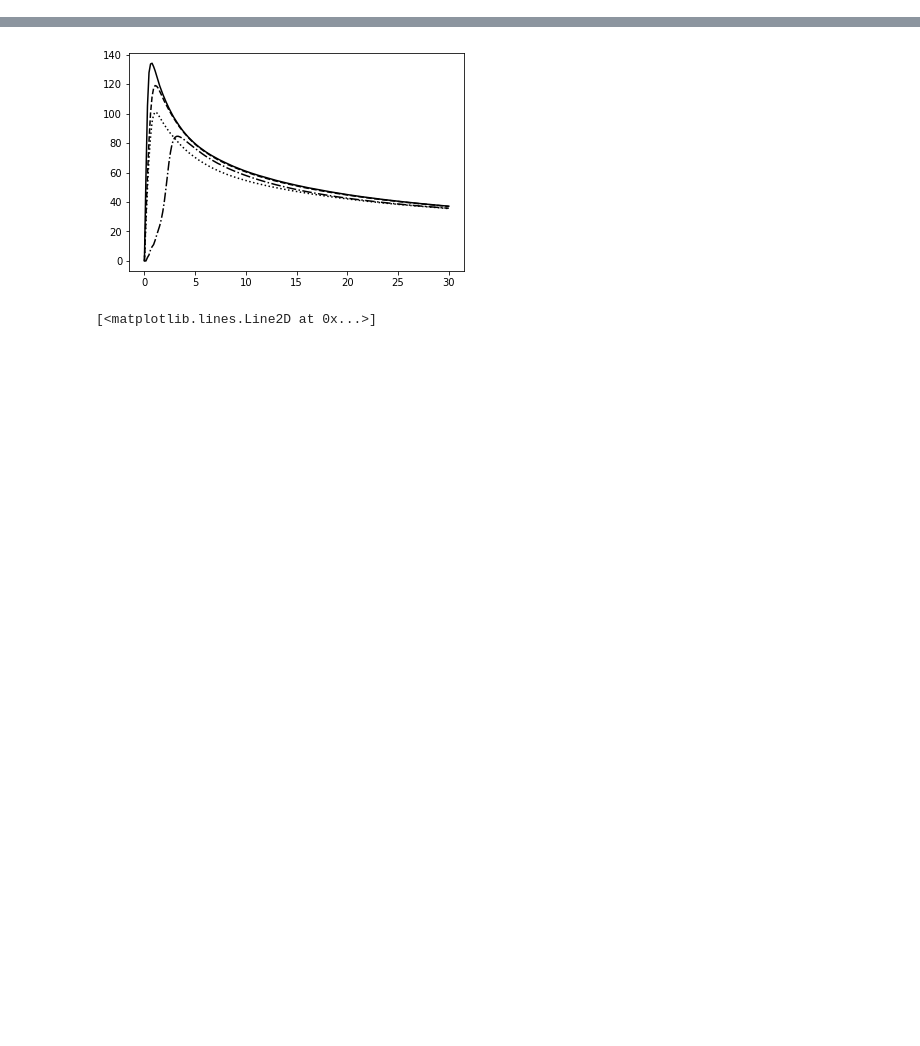
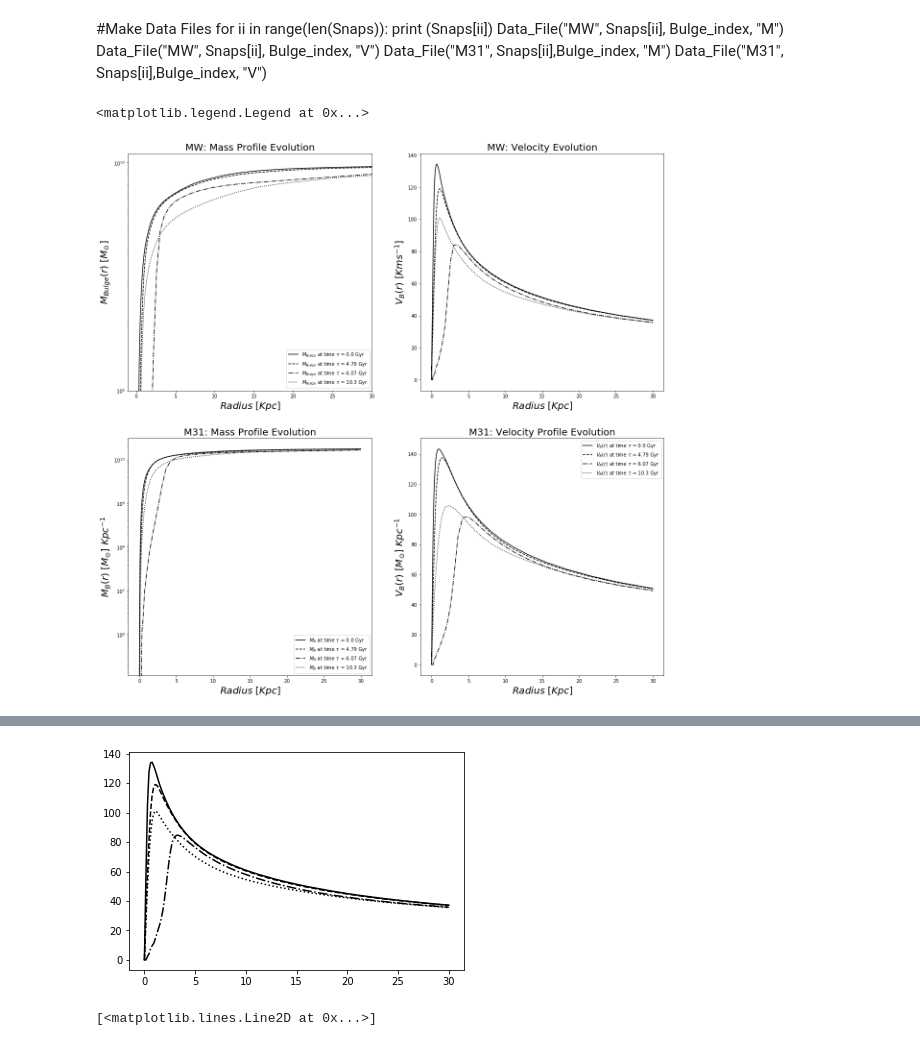
Before and after one commit to tbainesUA/ASTR400B_Baines, a Jupyter notebook: Programs/Project.ipynb, the cells around one changed output, grey strips where cells are left out. Drawn from its saved outputs; the diff is of its cells as text; code cells hidden in the pictures; blank space fills up the shorter version.

```diff
--- a/Programs/Project.ipynb
+++ b/Programs/Project.ipynb
@@ -76,0 +58,76 @@ for i in range(len(Snaps)):
+# %% [markdown]
+#Make Data Files
+for ii in range(len(Snaps)):
+    print (Snaps[ii])
+    Data_File("MW", Snaps[ii], Bulge_index, "M")
+    Data_File("MW", Snaps[ii], Bulge_index, "V")
+    Data_File("M31", Snaps[ii],Bulge_index, "M")
+    Data_File("M31", Snaps[ii],Bulge_index, "V")
+# %%
+#lOAD AND PLOT DATA FILES
+Data_files_Mass_MW = ["MW_0_MassProfile.dat", "MW_335_MassProfile.dat", "MW_425_MassProfile.dat", "MW_721_MassProfile.dat"]
+Data_files_Velocity_MW = ["MW_0_Velocity_Profile.dat", "MW_335_Velocity_Profile.dat", "MW_425_Velocity_Profile.dat", "MW_721_Velocity_Profile.dat"]
+Data_files_Mass_M31 = ["M31_0_MassProfile.dat", "M31_335_MassProfile.dat", "M31_425_MassProfile.dat", "M31_721_MassProfile.dat"]
+Data_files_Velocity_M31 = ["M31_0_Velocity_Profile.dat", "M31_335_Velocity_Profile.dat", "M31_425_Velocity_Profile.dat", "M31_721_Velocity_Profile.dat"]
+colors = ['black', 'red', 'blue', 'gold']
+ls = ['-', '--', '-.', ':']
+# %%
+plt.figure(figsize=(20,20))
+plt.subplots_adjust(hspace = 0.2)
+
+
+
+plt.subplot(2,2,1)
+plt.axis([-1, 30, 1e9, 1.1e10])
+plt.title("MW: Mass Profile Evolution", fontsize = 20)
+plt.xlabel("$Radius$ $[Kpc]$", fontsize = 20)
+plt.ylabel("$M_{Bulge}(r)$ $[M_{\odot}]$", fontsize = 20)
+for file in range(len(Data_files_Mass_MW)):
+    # Load Data_file in
+    Data = np.genfromtxt(Data_files_Mass_MW[file], comments="#")
+
+    #Plot data
+    plt.semilogy(Data[:,0], Data[:,1], color = 'black', ls = ls[file], \
+                label = "$M_{Bulge}$ at time $\\tau$ = " + str(Times[file])+" Gyr")
+plt.legend()
+plt.subplot(2,2,2)
+plt.title("MW: Velocity Evolution", fontsize = 20)
+plt.xlabel("$Radius$ $[Kpc]$", fontsize = 20)
+plt.ylabel("$V_{B}(r)$ $[Kms^{-1}]$", fontsize = 20)
+for file in range(len(Data_files_Velocity_MW)):
+    # Load Data_file in
+    Data = np.genfromtxt(Data_files_Velocity_MW[file], comments="#")
+    plt.plot(Data[:,0], Data[:,1], color = 'black', ls = ls[file], \
+                label = "$M_{B}$ at time $\\tau$ = " + str(Times[file])+" Gyr")
+plt.legend
+
+plt.subplot(2,2,3)
+plt.title("M31: Mass Profile Evolution", fontsize = 20)
+plt.xlabel("$Radius$ $[Kpc]$", fontsize = 20)
+plt.ylabel("$M_{B}(r)$ $[M_{\odot}]$ $Kpc^{-1}$", fontsize = 20)
+for file in range(len(Data_files_Mass_M31)):
+    # Load Data_file in
+    Data = np.genfromtxt(Data_files_Mass_M31[file], comments="#")
+
+
+    #Plot data
+    plt.semilogy(Data[:,0], Data[:,1], color = 'black', ls = ls[file], \
+                label = "$M_{B}$ at time $\\tau$ = " + str(Times[file])+" Gyr")
+plt.legend()
+
+plt.subplot(2,2,4)
+plt.title("M31: Velocity Profile Evolution", fontsize = 20)
+plt.xlabel("$Radius$ $[Kpc]$", fontsize = 20)
+plt.ylabel("$V_{B}(r)$ $[M_{\odot}]$ $Kpc^{-1}$", fontsize = 20)
+for file in range(len(Data_files_Velocity_M31)):
+    # Load Data_file in
+    Data = np.genfromtxt(Data_files_Velocity_M31[file], comments="#")
+
+
+    #Plot data
+    plt.plot(Data[:,0], Data[:,1], color = 'black', ls = ls[file], \
+                label = "$V_{B}(r)$ at time $\\tau$ = " + str(Times[file])+" Gyr")
+plt.legend()
+# %% [output]
+<matplotlib.legend.Legend at 0x...>
+[figure, added]
```
Also changed, not shown: parts of 10 cells of this notebook.
